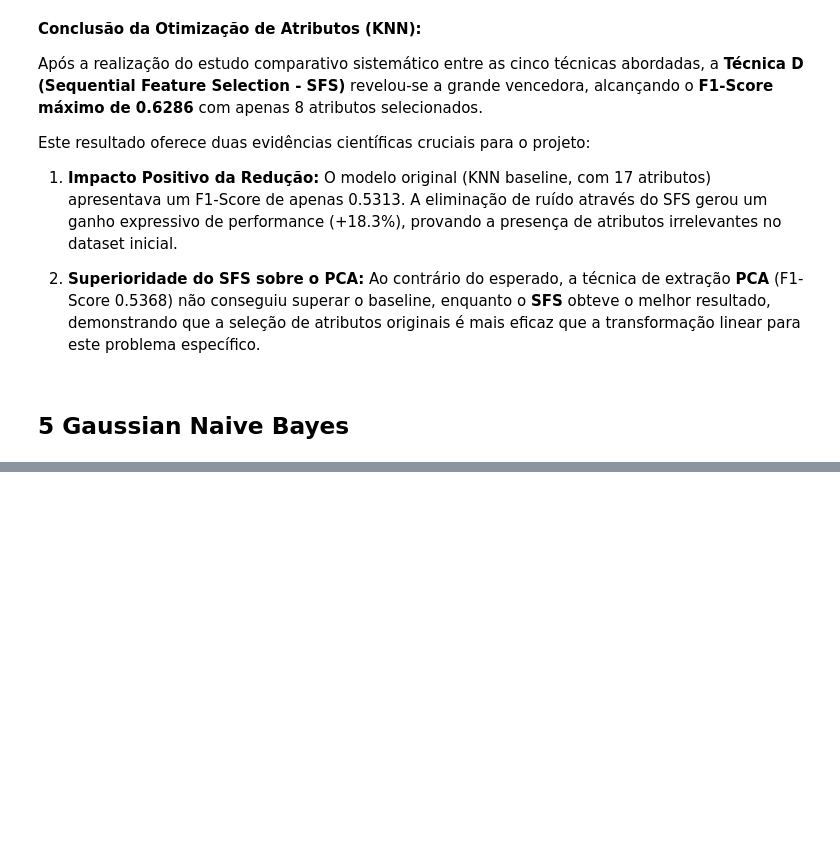
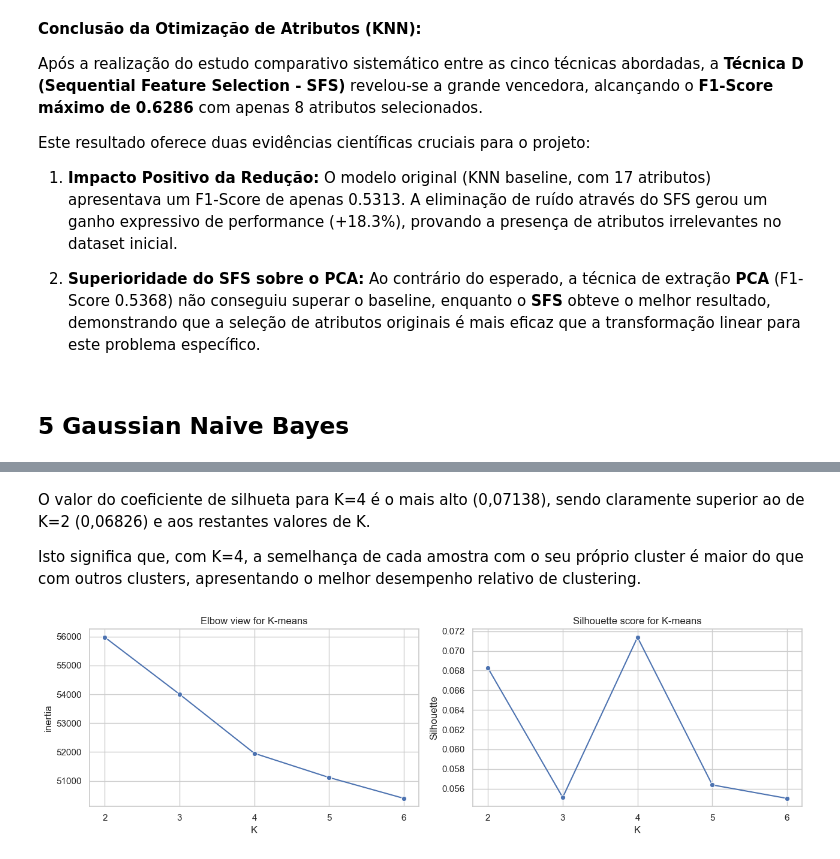
Before and after one commit to OJsan-ForReal/FAA-G22, a Jupyter notebook: projeto_G22_Classificacao.ipynb, the cells around one changed output, grey strips where cells are left out. Drawn from its saved outputs; the diff is of its cells as text; code cells hidden in the pictures; blank space fills up the shorter version.

```diff
--- a/projeto_G22_Classificacao.ipynb
+++ b/projeto_G22_Classificacao.ipynb
@@ -1485,0 +1273,31 @@ display(tabela_personas)
+# %% [markdown]
+O valor do coeficiente de silhueta para K=4 é o mais alto (0,07138), sendo claramente superior ao de K=2 (0,06826) e aos restantes valores de K.
+
+Isto significa que, com K=4, a semelhança de cada amostra com o seu próprio cluster é maior do que com outros clusters, apresentando o melhor desempenho relativo de clustering.
+# %%
+import seaborn as sns
+
+
+sns.set_theme(style='whitegrid', context='notebook')
+#创建一个 1 行 2 列的图形画布空间，`axes` 返回的是一个包含两张子图对象的数组。
+fig, axes = plt.subplots(1, 2, figsize=(13, 4))
+
+
+#在左边的图 (`axes[0]`) 绘制横轴为 K，纵轴为惯性的折线图，线上的点用圆形(`o`)标出。
+sns.lineplot(data=kmeans_df, x='K', y='inertia', marker='o', ax=axes[0])
+axes[0].set_title('Elbow view for K-means')
+#限制左图 X 轴只显示整数的 K 刻度。
+axes[0].set_xticks(kmeans_df['K'])
+
+
+#在右边的图 (`axes[1]`) 绘制 K 值和轮廓分数的折线图。
+sns.lineplot(data=kmeans_df, x='K', y='Silhouette', marker='o', ax=axes[1])
+axes[1].set_title('Silhouette score for K-means')
+#限制右图 X 轴刻度
+axes[1].set_xticks(kmeans_df['K'])
+
+
+
+plt.tight_layout()
+# %% [output]
+[figure, added]
```
Also changed, not shown: parts of 31 cells of this notebook.
